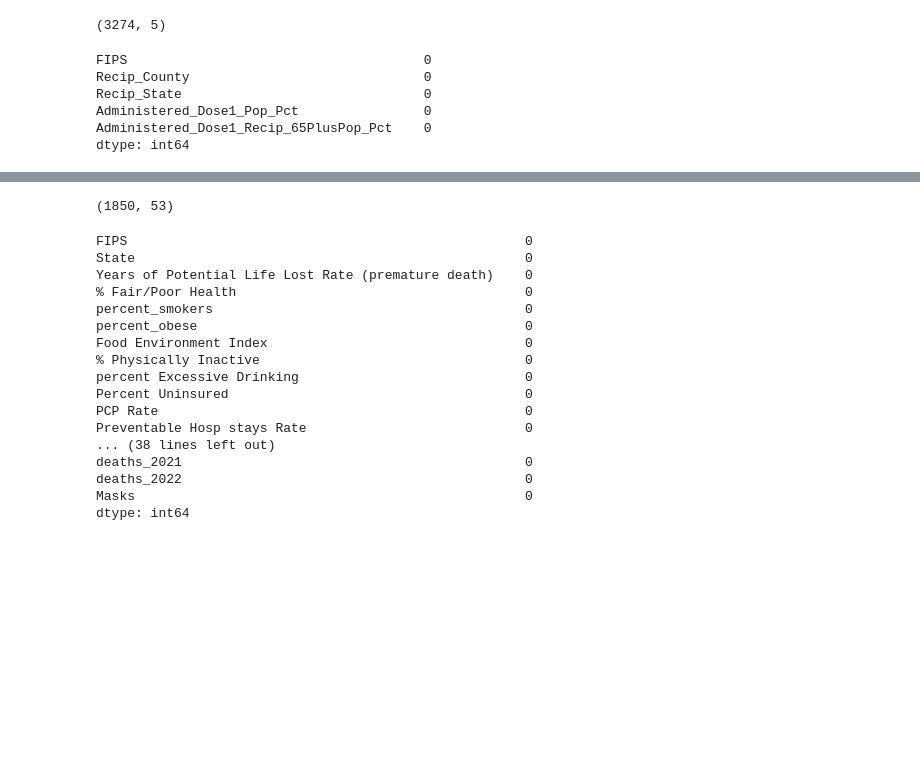
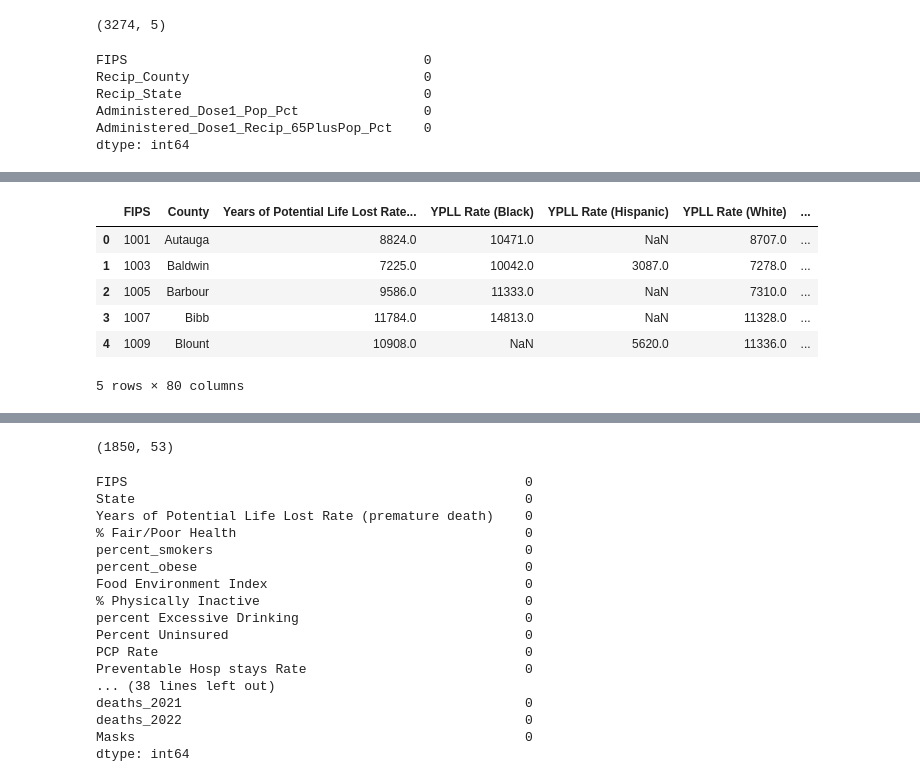
Before and after one commit to rafirahman27/Preparing_for_the_next_Pandemic, a Jupyter notebook: Modeling.ipynb, the cells around one changed output, grey strips where cells are left out. Drawn from its saved outputs; the diff is of its cells as text; code cells hidden in the pictures; blank space fills up the shorter version.

```diff
--- a/Modeling.ipynb
+++ b/Modeling.ipynb
@@ -552,3 +578,5 @@ Data columns (total 82 columns):
 dtypes: float64(57), int64(19), object(6)
 memory usage: 2.0+ MB
+# %%
+county_data['FIPS'] = county_data['FIPS'].astype('object')
 # %%
@@ -555,0 +615,10 @@ county_data.drop(columns=['State_x',
+# %%
+county_data.head()
+# %% [output]
+|  | FIPS | County | Years of Potential Life Lost Rate... | YPLL Rate (Black) | YPLL Rate (Hispanic) | YPLL Rate (White) | ... |
+| 0 | 1001 | Autauga | 8824.0 | 10471.0 | NaN | 8707.0 | ... |
+| 1 | 1003 | Baldwin | 7225.0 | 10042.0 | 3087.0 | 7278.0 | ... |
+| 2 | 1005 | Barbour | 9586.0 | 11333.0 | NaN | 7310.0 | ... |
+| 3 | 1007 | Bibb | 11784.0 | 14813.0 | NaN | 11328.0 | ... |
+| 4 | 1009 | Blount | 10908.0 | NaN | 5620.0 | 11336.0 | ... |
+5 rows × 80 columns
```
Also changed, not shown: parts of 16 cells of this notebook, 1 other file.
